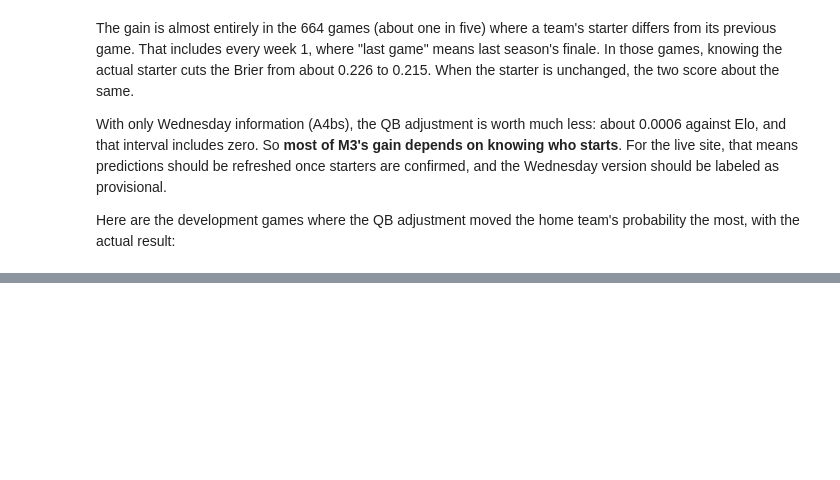
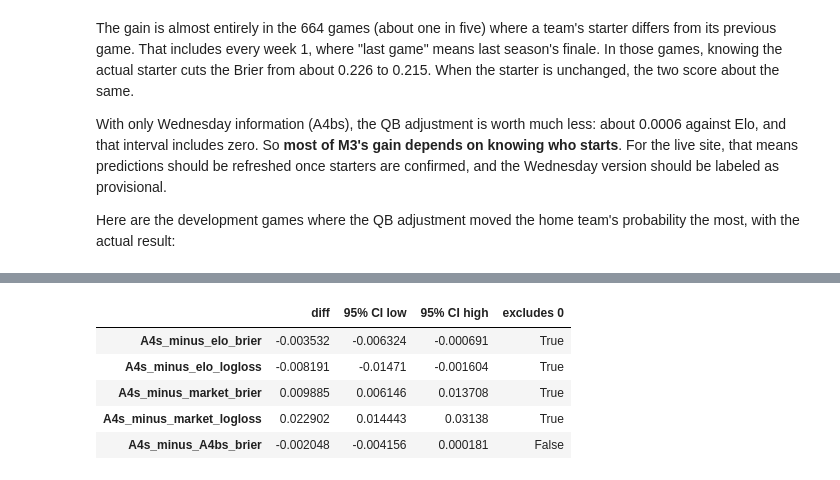
Before and after one commit to walk-the-program/NFLELO, a Jupyter notebook: notebooks/03_m3_results.ipynb, the cells around one changed output, grey strips where cells are left out. Cells and saved outputs as stored; diff of their text form; code cells hidden in the pictures; blank space fills up the shorter version.

```diff
--- a/notebooks/03_m3_results.ipynb
+++ b/notebooks/03_m3_results.ipynb
@@ -294,0 +316,11 @@ pd.DataFrame({"home QB": top["home_qb_name"], "away QB": top["away_qb_name"],
+# %%
+ci = so["A4s"]["comparisons"]
+pd.DataFrame({k: {"diff": v["diff"], "95% CI low": v["ci_low"], "95% CI high": v["ci_high"], "excludes 0": v["excludes_zero"]}
+              for k, v in ci.items()}).T.round(4)
+# %% [output]
+|  | diff | 95% CI low | 95% CI high | excludes 0 |
+| A4s_minus_elo_brier | -0.003532 | -0.006324 | -0.000691 | True |
+| A4s_minus_elo_logloss | -0.008191 | -0.01471 | -0.001604 | True |
+| A4s_minus_market_brier | 0.009885 | 0.006146 | 0.013708 | True |
+| A4s_minus_market_logloss | 0.022902 | 0.014443 | 0.03138 | True |
+| A4s_minus_A4bs_brier | -0.002048 | -0.004156 | 0.000181 | False |
```
Also changed, not shown: parts of 8 cells of this notebook, 7 other files.
